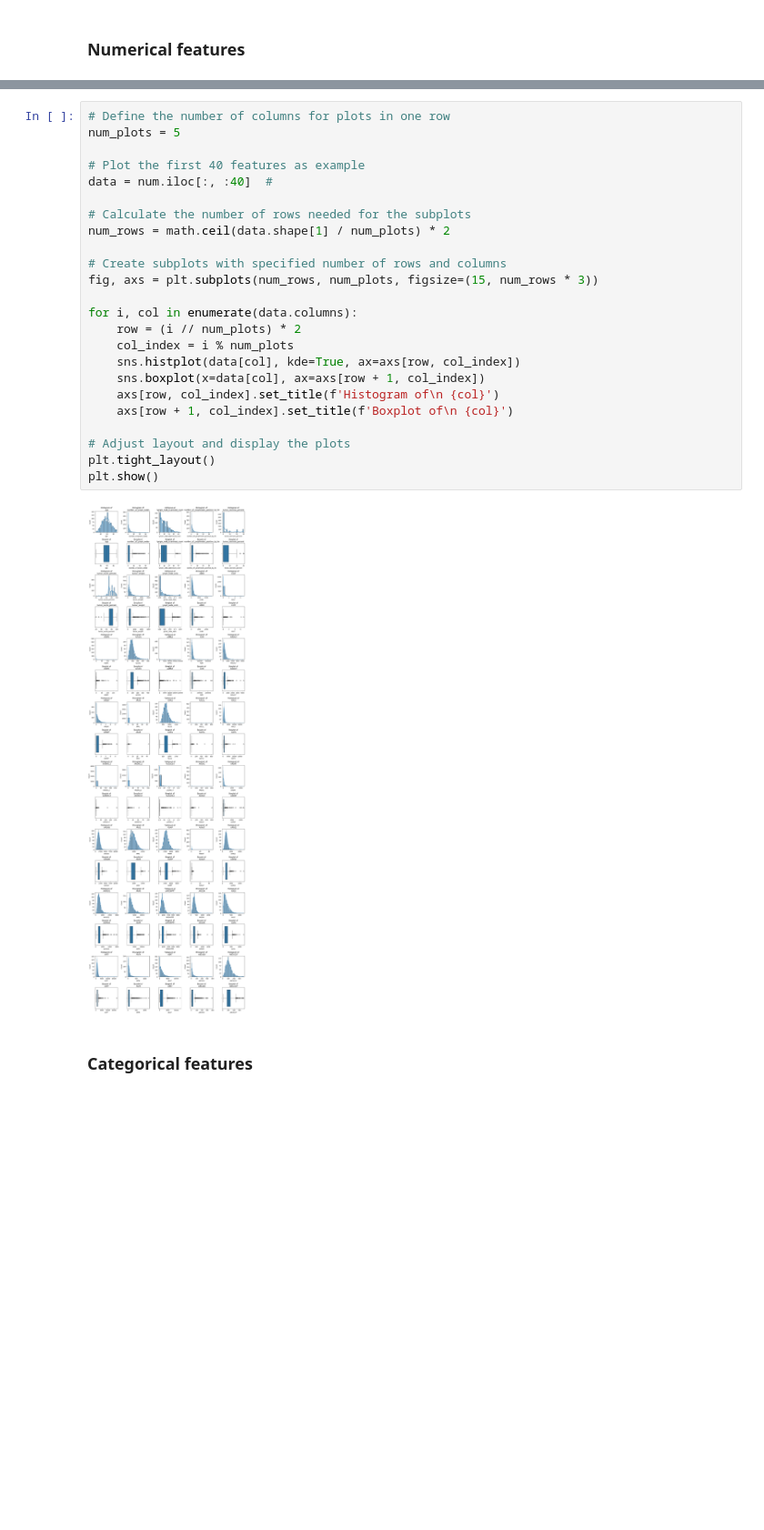
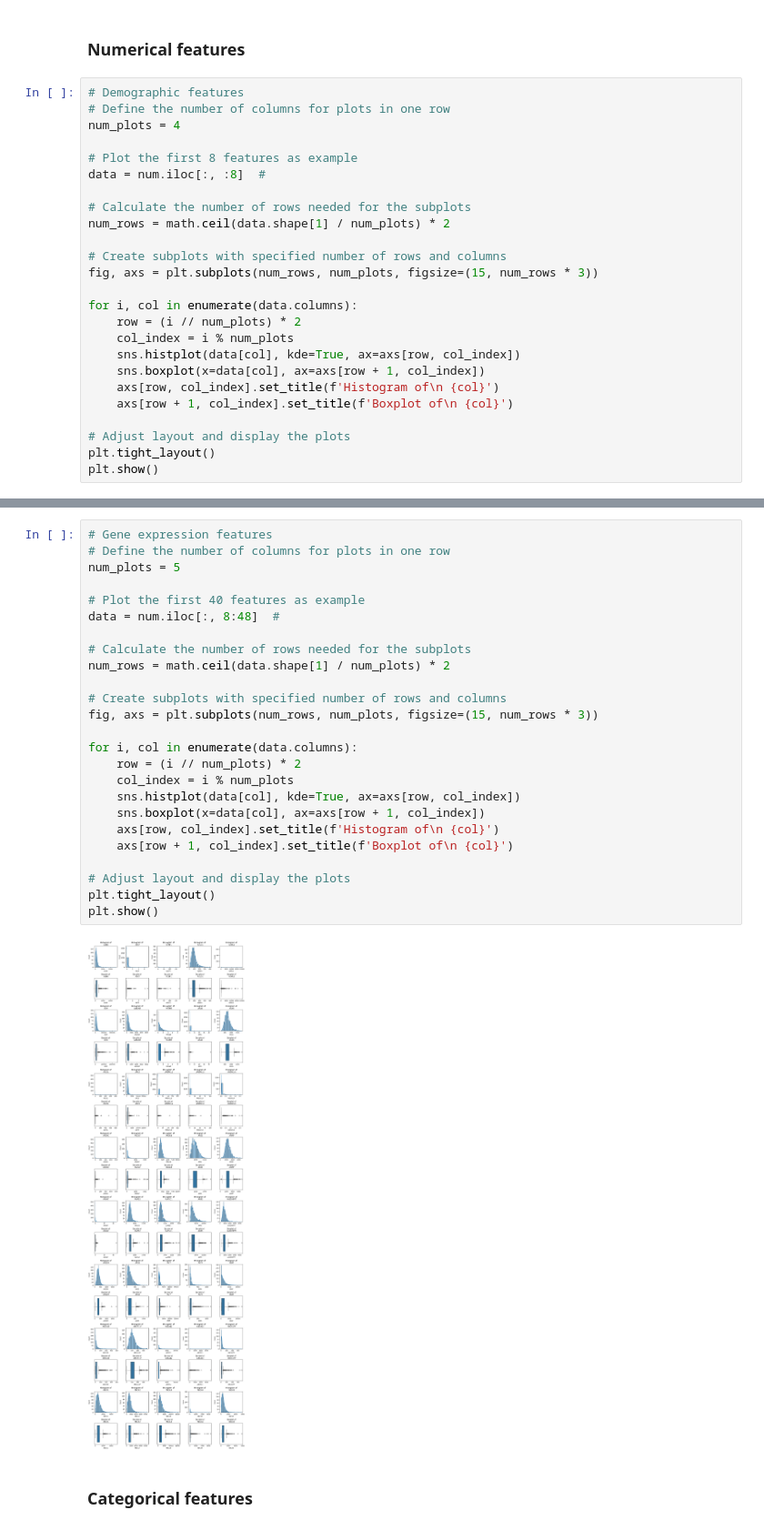
Before and after one commit to ZiyuWang1121/Investigating-machine-learning-methods-for-survival-prediction, a Jupyter notebook: EDA.ipynb, the cells around one changed output, grey strips where cells are left out. Shown at 91% size. Drawn from its saved outputs; the diff is of its cells as text; blank space fills up the shorter version.

```diff
--- a/EDA.ipynb
+++ b/EDA.ipynb
@@ -240,3 +305,28 @@ files.download('num_summary_stat.xlsx')
 ## Visualisation
 # %% [markdown]
 ### Numerical features
+# %%
+# Demographic features
+# Define the number of columns for plots in one row
+num_plots = 4
+
+# Plot the first 8 features as example
+data = num.iloc[:, :8]  #
+
+# Calculate the number of rows needed for the subplots
+num_rows = math.ceil(data.shape[1] / num_plots) * 2
+
+# Create subplots with specified number of rows and columns
+fig, axs = plt.subplots(num_rows, num_plots, figsize=(15, num_rows * 3))
+
+for i, col in enumerate(data.columns):
+    row = (i // num_plots) * 2
+    col_index = i % num_plots
+    sns.histplot(data[col], kde=True, ax=axs[row, col_index])
+    sns.boxplot(x=data[col], ax=axs[row + 1, col_index])
+    axs[row, col_index].set_title(f'Histogram of\n {col}')
+    axs[row + 1, col_index].set_title(f'Boxplot of\n {col}')
+
+# Adjust layout and display the plots
+plt.tight_layout()
+plt.show()
@@ -243,28 +335,29 @@ files.download('num_summary_stat.xlsx')
 # %%
+# Gene expression features
 # Define the number of columns for plots in one row
 num_plots = 5
 
 # Plot the first 40 features as example
-data = num.iloc[:, :40]  #
+data = num.iloc[:, 8:48]  #
 
 # Calculate the number of rows needed for the subplots
 num_rows = math.ceil(data.shape[1] / num_plots) * 2
 
 # Create subplots with specified number of rows and columns
 fig, axs = plt.subplots(num_rows, num_plots, figsize=(15, num_rows * 3))
 
 for i, col in enumerate(data.columns):
     row = (i // num_plots) * 2
     col_index = i % num_plots
     sns.histplot(data[col], kde=True, ax=axs[row, col_index])
     sns.boxplot(x=data[col], ax=axs[row + 1, col_index])
     axs[row, col_index].set_title(f'Histogram of\n {col}')
     axs[row + 1, col_index].set_title(f'Boxplot of\n {col}')
 
 # Adjust layout and display the plots
 plt.tight_layout()
 plt.show()
 # %% [output]
-[figure, old version]
+[figure, new version]
 # %% [markdown]
 ### Categorical features
```
Also changed, not shown: parts of 18 cells of this notebook.
